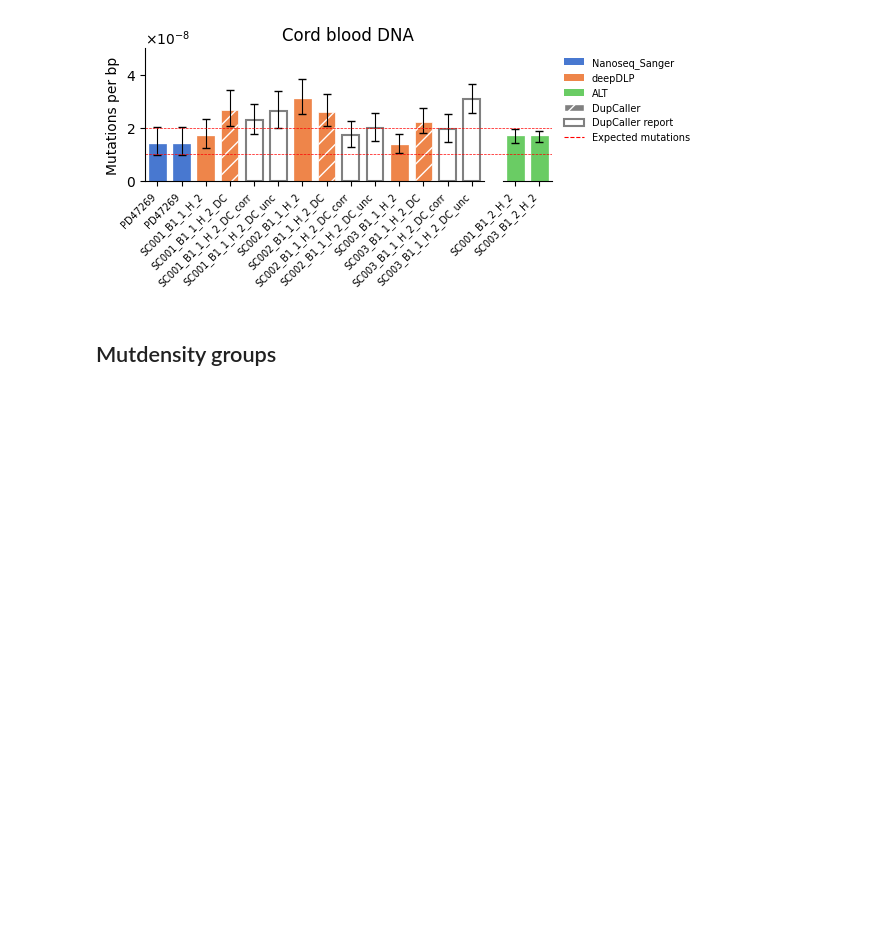
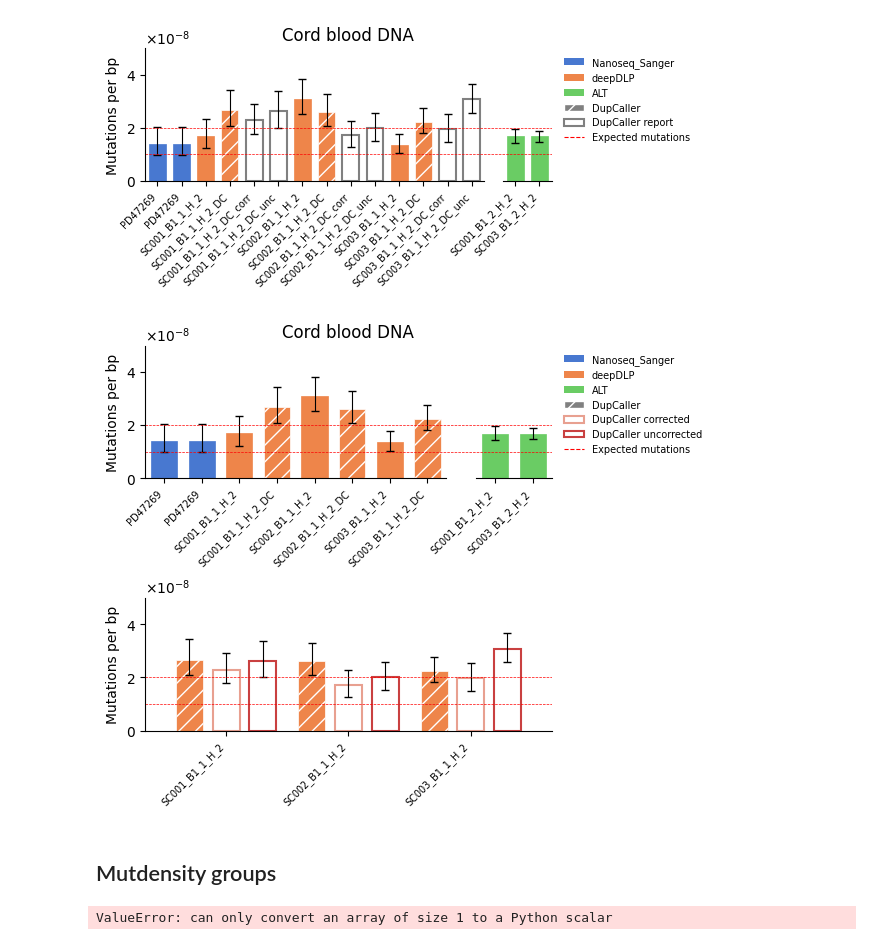
Before and after one commit to bbglab/DeepClone_protocol, a Jupyter notebook: supplementary/extended1/scripts/01_plot_error_rate.ipynb, the cells around one changed output. Cells and saved outputs as stored; diff of their text form; code cells hidden in the pictures; blank space fills up the shorter version.

Commit message:
refactor: organization error rate to extended1

```diff
--- a/error_rate/error_rate_updated.ipynb
+++ b/supplementary/extended1/scripts/01_plot_error_rate.ipynb
@@ -19,7 +22,7 @@ deepcsa_run_dir = "/data/bbg/nobackup2/prominent/duplex_seq_tests/error_rate/cor
 
 if cohort == "cord_blood":
     mutrates = pd.read_table(
-        f"./results/{cohort.replace('_', '')}_mutrate/mutrates_results.tsv", sep=","
+        f"../data/mutrates_results.tsv", sep=","
     ).reset_index(drop=True)
     samples = [
         "PD47269", "PD47269",
@@ -31,7 +34,7 @@ if cohort == "cord_blood":
         "SC003_B1_1_H_2", "SC003_B1_1_H_2_DC",
         "SC001_B1_2_H_2", "SC003_B1_2_H_2",
     ]
-    OUTPUT_BASE = Path(f"./results/{cohort.replace('_', '')}_mutrate/")
+    OUTPUT_BASE = Path(f"../plots/{cohort.replace('_', '')}_mutrate/")
     DEEPCSA_DIR = Path(f"{deepcsa_run_dir}/mutdensity/all_mutdensities.tsv")
 # --- Preprocess table --------------------------------------------------------
 mutrates = mutrates[[
@@ -62,6 +65,14 @@ mutrates = mutrates.sort_values(['proto_rank', 'sample'])
 if without_nanoseq:
     samples = [sample for sample in samples if sample.startswith("SC")]
     protocol_order = [protocol for protocol in protocol_order if protocol != "Nanoseq_Sanger"]
+
+# Rename for plotting
+mutrates.loc[mutrates['sample'] == 'SC001_B1_2_H_2', 'protocol'] = "ALT"
+mutrates.loc[mutrates['sample'] == 'SC003_B1_2_H_2', 'protocol'] = "ALT"
+mutrates.loc[mutrates['protocol'] == 'IDT', 'protocol'] = "deepDLP"
+
+# Order in the plot
+protocol_order = ["Nanoseq_Sanger", "deepDLP", "ALT", "others"]
 # %%
 
 # --- Error rate plot --------------------------------------------------------
@@ -269,3 +426,25 @@ plot_error_rate(mutrate=mutrates_expanded, samples=samples_expanded, outdir=OUTP
+# %%
+
+# Top panel: all samples except DupCaller report (_DC_corr / _DC_unc)
+samples_top_panels = [
+    s for s in samples_expanded
+    if not s.endswith('_DC_corr') and not s.endswith('_DC_unc')
+]
+
+# Bottom panel: DupCaller and DupCaller report only (no ALT — they don't contain '_DC')
+samples_bottom_panels = [s for s in samples_expanded if '_DC' in s]
+
+OUTPUT_DIR_TWO = OUTPUT_BASE / '20260401_mutrate_two_panels.pdf'
+plot_error_rate_two_panels(
+    mutrate=mutrates_expanded,
+    samples_top=samples_top_panels,
+    samples_bottom=samples_bottom_panels,
+    outdir=OUTPUT_DIR_TWO,
+    protocol_order=protocol_order_expanded,
+    ylim=5e-8,
+)
+# %% [output]
+[figure, added]
 # %% [markdown]
 ## Mutdensity groups
 # %%
@@ -283,6 +462,8 @@ all_mutdensities = all_mutrates[(all_mutrates["REGIONS"] == "all") &
                                     (all_mutrates["GENE"] == "ALL_GENES") &
                                     (all_mutrates["SAMPLE_ID"] == "all_samples")
                                     ]["MUTDENSITY_MB"].item() / 1e6
+# %% [output]
+ValueError: can only convert an array of size 1 to a Python scalar
 # %%
 
 # --- Comparison plot: cord blood estimated error rate ----
```
Also changed, not shown: parts of 10 cells of this notebook, 18 other files.
